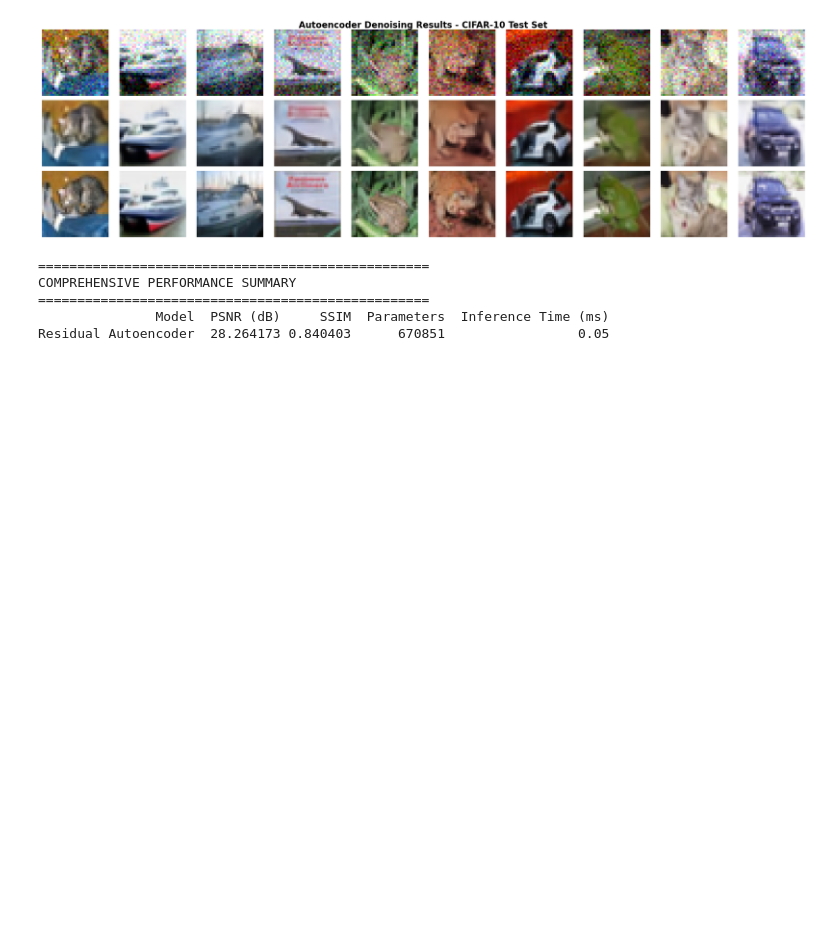
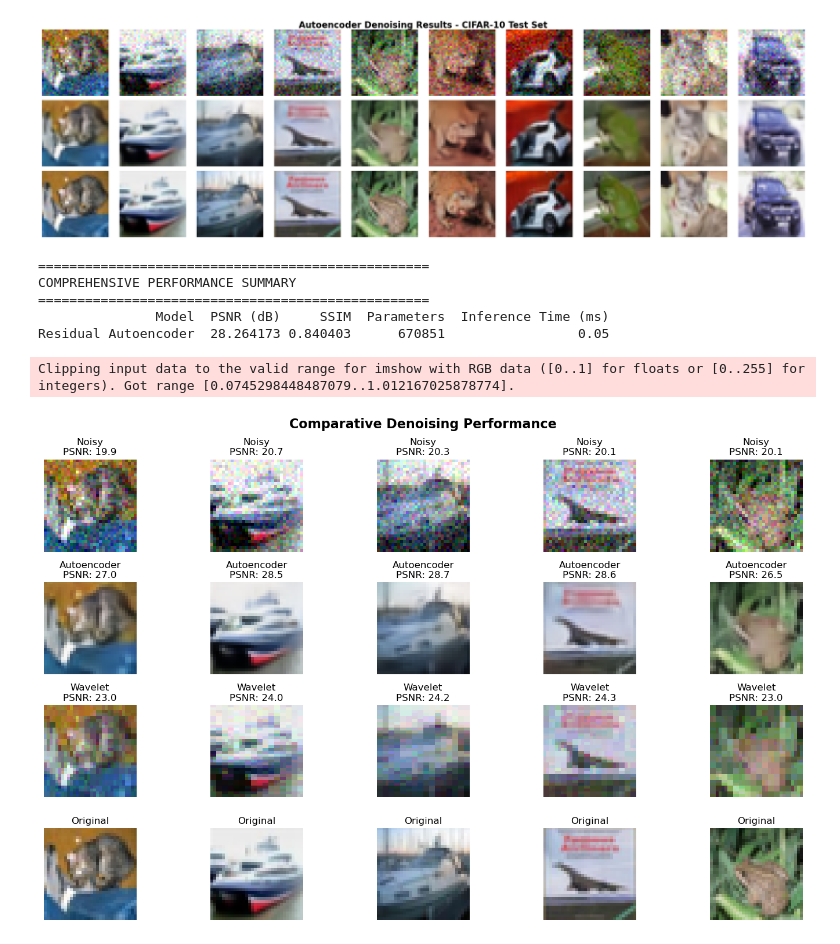
Before and after one commit to abeselom-tesfay/Image-Denoising-Autoencoder, a Jupyter notebook: Image-Denoising-Autoencoder.ipynb, the cells around one changed output. Drawn from its saved outputs; the diff is of its cells as text; code cells hidden in the pictures; blank space fills up the shorter version.

Commit message:
Enhanced evaluation: Added comparative analysis & professional metrics

```diff
--- a/Image-Denoising-Autoencoder.ipynb
+++ b/Image-Denoising-Autoencoder.ipynb
@@ -375,0 +378,37 @@ Residual Autoencoder  28.264173 0.840403      670851                 0.05
+# %%
+n = 5
+plt.figure(figsize=(15, 9))
+
+for i in range(n):
+    # Noisy
+    plt.subplot(4, n, i+1)
+    plt.imshow(x_test_noisy[i])
+    plt.title(f"Noisy\nPSNR: {psnr(x_test[i], x_test_noisy[i], data_range=1.0):.1f}")
+    plt.axis('off')
+
+    # Your Denoised
+    plt.subplot(4, n, i+1+n)
+    plt.imshow(preds[i])
+    plt.title(f"Autoencoder\nPSNR: {psnr_values[i]:.1f}")
+    plt.axis('off')
+
+    # Traditional method comparison (pick one)
+    wavelet_denoised = denoise_wavelet(x_test_noisy[i], channel_axis=-1)
+    plt.subplot(4, n, i+1+2*n)
+    plt.imshow(wavelet_denoised)
+    plt.title(f"Wavelet\nPSNR: {psnr(x_test[i], wavelet_denoised, data_range=1.0):.1f}")
+    plt.axis('off')
+
+    # Original
+    plt.subplot(4, n, i+1+3*n)
+    plt.imshow(x_test[i])
+    plt.title("Original")
+    plt.axis('off')
+
+plt.suptitle("Comparative Denoising Performance", fontsize=16, fontweight='bold')
+plt.tight_layout()
+plt.savefig("results/comparative_analysis.png", dpi=300, bbox_inches='tight')
+plt.show()
+# %% [output]
+Clipping input data to the valid range for imshow with RGB data ([0..1] for floats or [0..255] for integers). Got range [0.0745298448487079..1.012167025878774].
+[figure, added]
```
Also changed, not shown: parts of 1 cell of this notebook.
